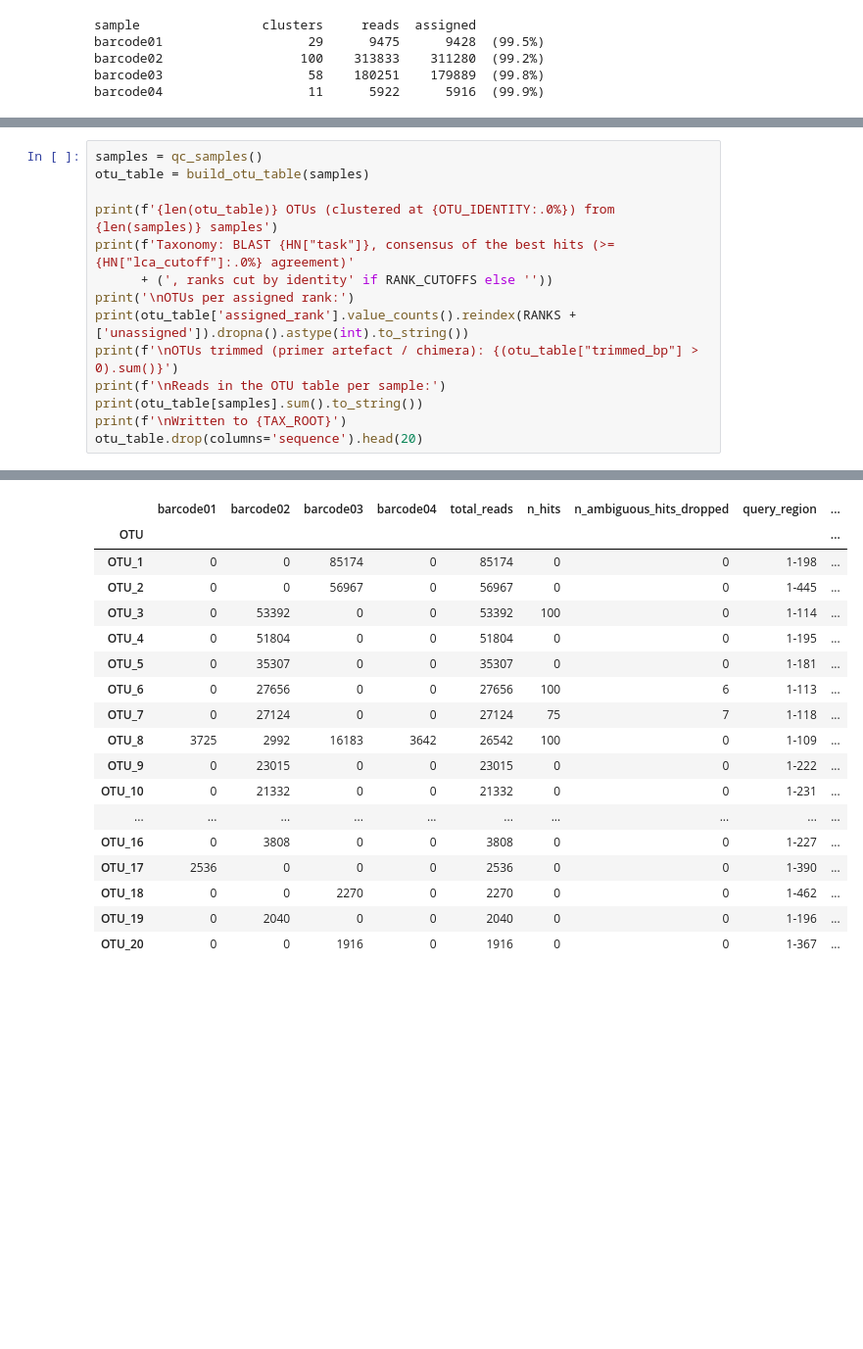
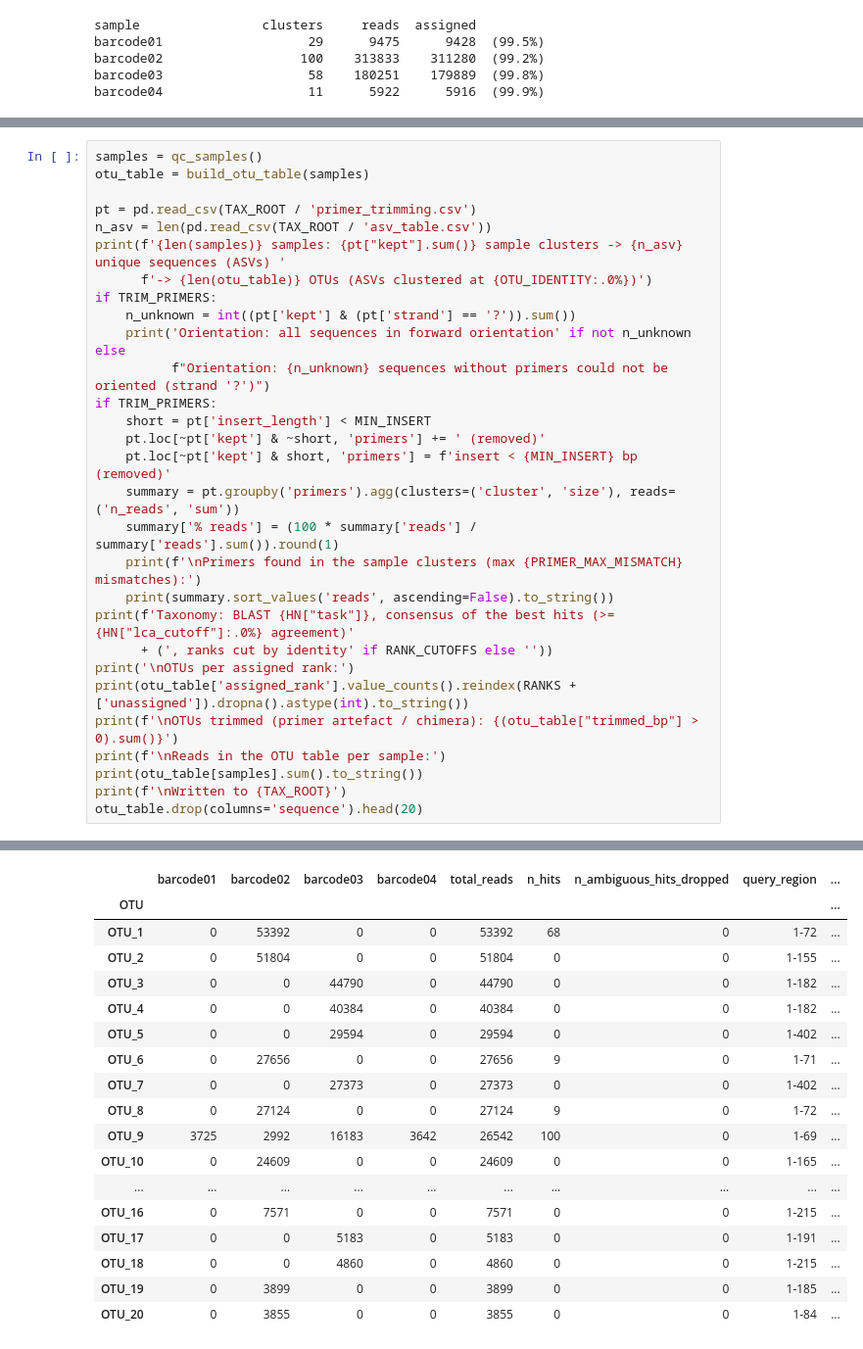
Before and after one commit to pascalhabluetzel/grifo, a Jupyter notebook: v_0.7/grifo.ipynb, the cells around one changed output, grey strips where cells are left out. Shown at 98% size. Drawn from its saved outputs; the diff is of its cells as text; blank space fills up the shorter version.

```diff
--- a/v_0.7/grifo.ipynb
+++ b/v_0.7/grifo.ipynb
@@ -1555,7 +1749,22 @@ LC790133.1.965.>1079 root_1;cellularroot_cellular_organisms_131567;domain_Eukary
 samples = qc_samples()
 otu_table = build_otu_table(samples)
 
-print(f'{len(otu_table)} OTUs (clustered at {OTU_IDENTITY:.0%}) from {len(samples)} samples')
+pt = pd.read_csv(TAX_ROOT / 'primer_trimming.csv')
+n_asv = len(pd.read_csv(TAX_ROOT / 'asv_table.csv'))
+print(f'{len(samples)} samples: {pt["kept"].sum()} sample clusters -> {n_asv} unique sequences (ASVs) '
+      f'-> {len(otu_table)} OTUs (ASVs clustered at {OTU_IDENTITY:.0%})')
+if TRIM_PRIMERS:
+    n_unknown = int((pt['kept'] & (pt['strand'] == '?')).sum())
+    print('Orientation: all sequences in forward orientation' if not n_unknown else
+          f"Orientation: {n_unknown} sequences without primers could not be oriented (strand '?')")
+if TRIM_PRIMERS:
+    short = pt['insert_length'] < MIN_INSERT
+    pt.loc[~pt['kept'] & ~short, 'primers'] += ' (removed)'
+    pt.loc[~pt['kept'] & short, 'primers'] = f'insert < {MIN_INSERT} bp (removed)'
+    summary = pt.groupby('primers').agg(clusters=('cluster', 'size'), reads=('n_reads', 'sum'))
+    summary['% reads'] = (100 * summary['reads'] / summary['reads'].sum()).round(1)
+    print(f'\nPrimers found in the sample clusters (max {PRIMER_MAX_MISMATCH} mismatches):')
+    print(summary.sort_values('reads', ascending=False).to_string())
 print(f'Taxonomy: BLAST {HN["task"]}, consensus of the best hits (>= {HN["lca_cutoff"]:.0%} agreement)'
       + (', ranks cut by identity' if RANK_CUTOFFS else ''))
 print('\nOTUs per assigned rank:')
@@ -1590,22 +1794,22 @@ barcode02    311280
 barcode03    179889
 barcode04      5916
 
 Written to /Users/pascalhabluetzel/Documents/ANERIS_workshop_Crete_2026/grifo/v_0.7/results/taxonomy
 |  | barcode01 | barcode02 | barcode03 | barcode04 | total_reads | n_hits | n_ambiguous_hits_dropped | query_region | ... |
 | OTU |  |  |  |  |  |  |  |  | ... |
-| OTU_1 | 0 | 0 | 85174 | 0 | 85174 | 0 | 0 | 1-198 | ... |
-| OTU_2 | 0 | 0 | 56967 | 0 | 56967 | 0 | 0 | 1-445 | ... |
-| OTU_3 | 0 | 53392 | 0 | 0 | 53392 | 100 | 0 | 1-114 | ... |
-| OTU_4 | 0 | 51804 | 0 | 0 | 51804 | 0 | 0 | 1-195 | ... |
-| OTU_5 | 0 | 35307 | 0 | 0 | 35307 | 0 | 0 | 1-181 | ... |
-| OTU_6 | 0 | 27656 | 0 | 0 | 27656 | 100 | 6 | 1-113 | ... |
-| OTU_7 | 0 | 27124 | 0 | 0 | 27124 | 75 | 7 | 1-118 | ... |
-| OTU_8 | 3725 | 2992 | 16183 | 3642 | 26542 | 100 | 0 | 1-109 | ... |
-| OTU_9 | 0 | 23015 | 0 | 0 | 23015 | 0 | 0 | 1-222 | ... |
-| OTU_10 | 0 | 21332 | 0 | 0 | 21332 | 0 | 0 | 1-231 | ... |
+| OTU_1 | 0 | 53392 | 0 | 0 | 53392 | 68 | 0 | 1-72 | ... |
+| OTU_2 | 0 | 51804 | 0 | 0 | 51804 | 0 | 0 | 1-155 | ... |
+| OTU_3 | 0 | 0 | 44790 | 0 | 44790 | 0 | 0 | 1-182 | ... |
+| OTU_4 | 0 | 0 | 40384 | 0 | 40384 | 0 | 0 | 1-182 | ... |
+| OTU_5 | 0 | 0 | 29594 | 0 | 29594 | 0 | 0 | 1-402 | ... |
+| OTU_6 | 0 | 27656 | 0 | 0 | 27656 | 9 | 0 | 1-71 | ... |
+| OTU_7 | 0 | 0 | 27373 | 0 | 27373 | 0 | 0 | 1-402 | ... |
+| OTU_8 | 0 | 27124 | 0 | 0 | 27124 | 9 | 0 | 1-72 | ... |
+| OTU_9 | 3725 | 2992 | 16183 | 3642 | 26542 | 100 | 0 | 1-69 | ... |
+| OTU_10 | 0 | 24609 | 0 | 0 | 24609 | 0 | 0 | 1-165 | ... |
 | ... | ... | ... | ... | ... | ... | ... | ... | ... | ... |
-| OTU_16 | 0 | 3808 | 0 | 0 | 3808 | 0 | 0 | 1-227 | ... |
-| OTU_17 | 2536 | 0 | 0 | 0 | 2536 | 0 | 0 | 1-390 | ... |
-| OTU_18 | 0 | 0 | 2270 | 0 | 2270 | 0 | 0 | 1-462 | ... |
-| OTU_19 | 0 | 2040 | 0 | 0 | 2040 | 0 | 0 | 1-196 | ... |
-| OTU_20 | 0 | 0 | 1916 | 0 | 1916 | 0 | 0 | 1-367 | ... |
+| OTU_16 | 0 | 7571 | 0 | 0 | 7571 | 0 | 0 | 1-215 | ... |
+| OTU_17 | 0 | 0 | 5183 | 0 | 5183 | 0 | 0 | 1-191 | ... |
+| OTU_18 | 0 | 0 | 4860 | 0 | 4860 | 0 | 0 | 1-215 | ... |
+| OTU_19 | 0 | 3899 | 0 | 0 | 3899 | 0 | 0 | 1-185 | ... |
+| OTU_20 | 0 | 3855 | 0 | 0 | 3855 | 0 | 0 | 1-84 | ... |
```
Also changed, not shown: parts of 10 cells of this notebook, 4 other files.
